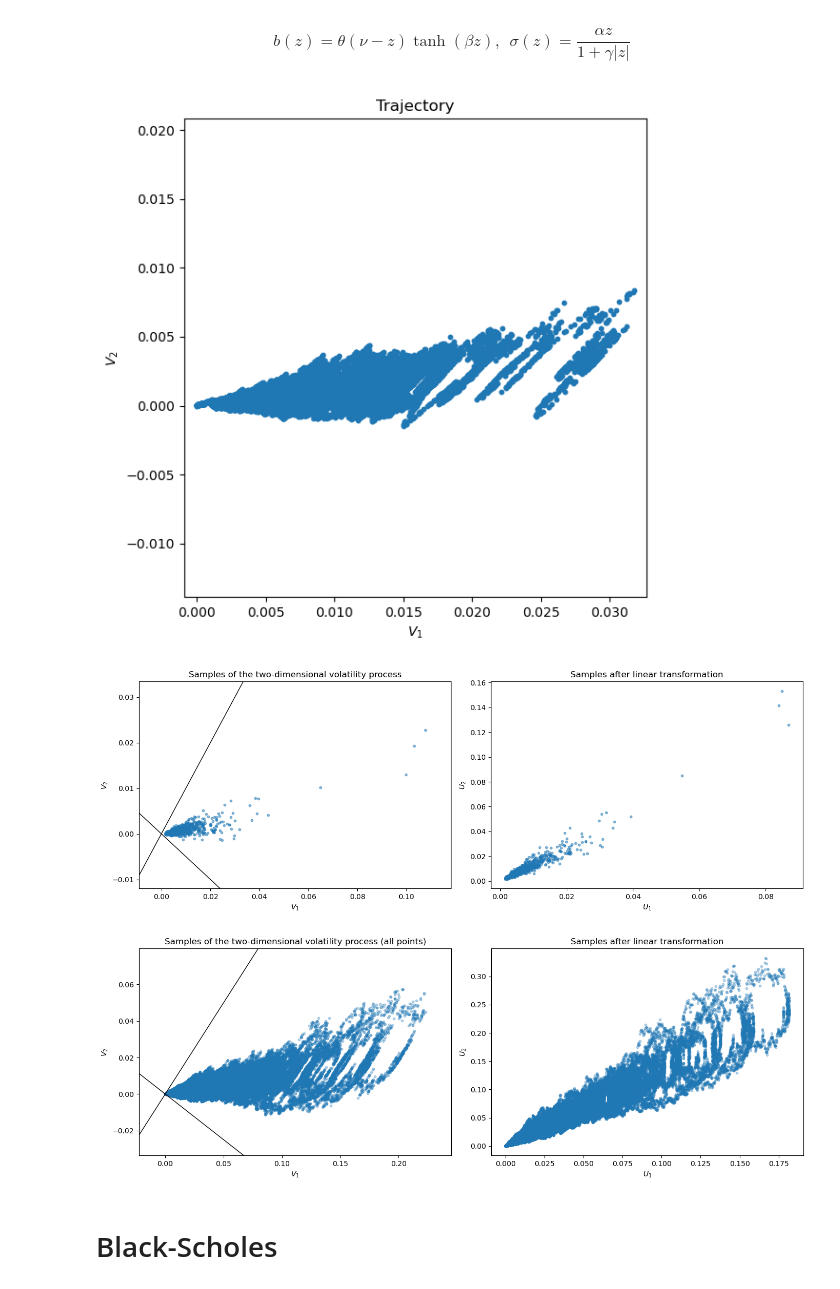
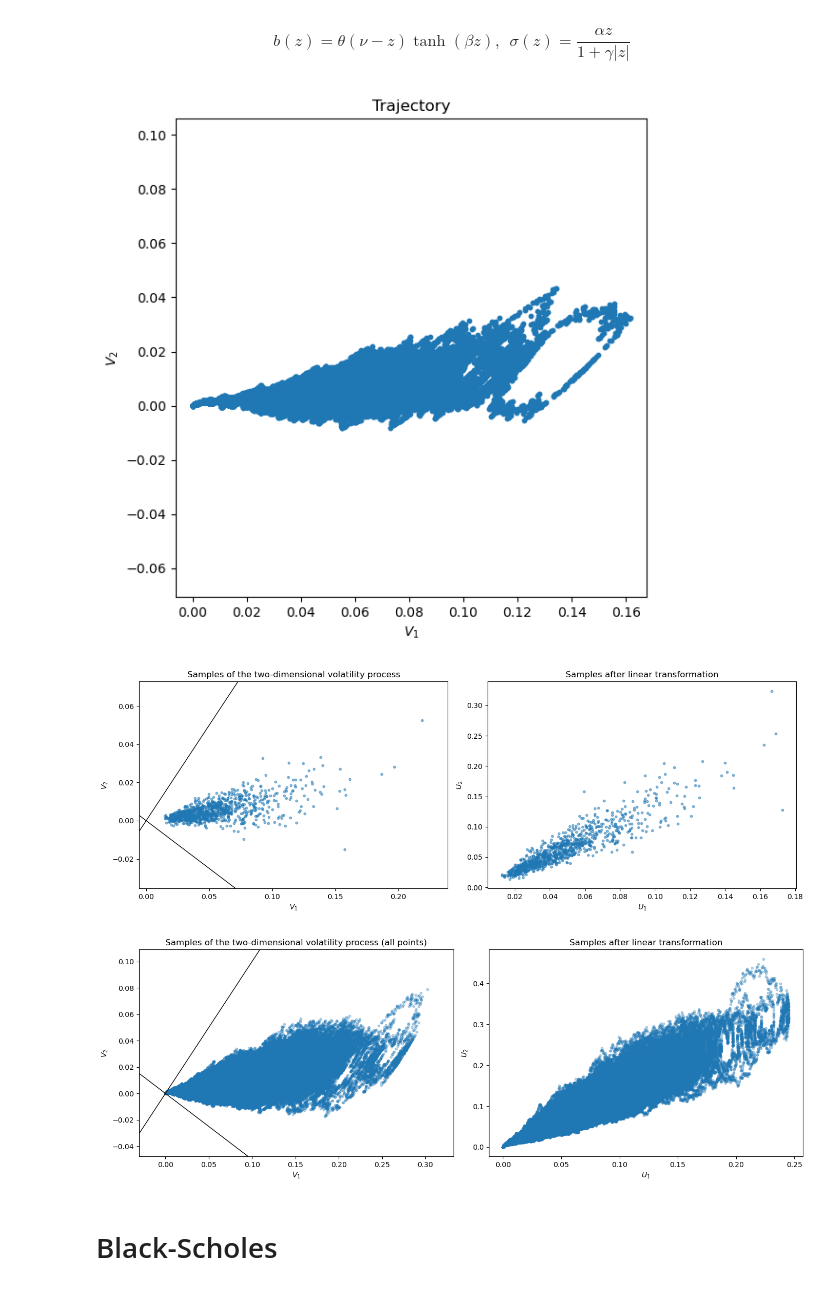
Before and after one commit to maxence2508/stage-cermics, a Jupyter notebook: state-spaces.ipynb, the cells around one changed output. Saved outputs shown, nothing was run; the diff lists cells and outputs as text; code cells hidden in the pictures.

```diff
--- a/state-spaces.ipynb
+++ b/state-spaces.ipynb
@@ -225,21 +262,21 @@ w_1 & w_2 & w_3
 \end{pmatrix}$$
 # %%
 N = 3
-x = np.array([1, 5, 25])
-w = np.array([1, 2, 3])
+x3 = np.array([1, 5, 25])
+w3 = np.array([1, 2, 3])
 lam = 0.3
 nu = 0.3
 V0 = 0.02
 theta = 0.02
 T = 100
-v0 = V0 / (2 * (w[0]/x[0] + w[1]/x[1]) + w[2]/x[2]) * (1/x)
+v0 = V0 / (2 * (w3[0]/x3[0] + w3[1]/x3[1]) + w3[2]/x3[2]) * (1/x3)
 n = 10**5
 V_0 = v0
 # %%
-Q = np.array([
-    [ w[0],     -w[0],            0        ],
-    [ w[0],      w[1],    -w[0] - w[1]      ],
-    [ w[0],      w[1],     w[2]            ]
+Q3 = np.array([
+    [ w3[0],     -w3[0],            0        ],
+    [ w3[0],      w3[1],    -w3[0] - w3[1]      ],
+    [ w3[0],      w3[1],     w3[2]            ]
 ])
 # %% [markdown]
 #### Tracer une trajectoire
@@ -347,23 +386,25 @@ def b(z):
 def sigma(z):
     return alpha*z/(1+gamma*np.abs(z))
 
-v0 = 0.001*(1/x)
+v0 = 0.01*(1/x)
 V_0 = np.array([0,0])
+
+N=2
 # %%
 trajectories = simulate_batch(V_0, v0, b, sigma, x, w, N, n, T, 1)
 V = trajectories[:, 0, :]
 # %%
-plot_trajectory(V, point_size=10)
+plot_trajectory(V, "traj/traj_tanh", point_size=10)
 # %% [output]
-[figure, old version]
+[figure, new version]
 # %%
-simulate_and_plot_final_samples(V_0, v0, b, sigma, x, w, N, n, T, 1000, Q)
+simulate_and_plot_final_samples(V_0, v0, b, sigma, x, w, N, n, T, 1000, Q, "terminal_points/terminal_points_tanh")
 # %% [output]
-[figure, old version]
+[figure, new version]
 # %%
-simulate_and_plot_all_points(V_0, v0, b, sigma, x, w, N, n, T, 30, Q)
+simulate_and_plot_all_points(V_0, v0, b, sigma, x, w, N, n, T, 30, Q, "trajs/trajs_tanh")
 # %% [output]
-[figure, old version]
+[figure, new version]
 # %% [markdown]
 # Black-Scholes
 # %% [markdown]
```
Also changed, not shown: parts of 18 cells of this notebook, 26 other files.
